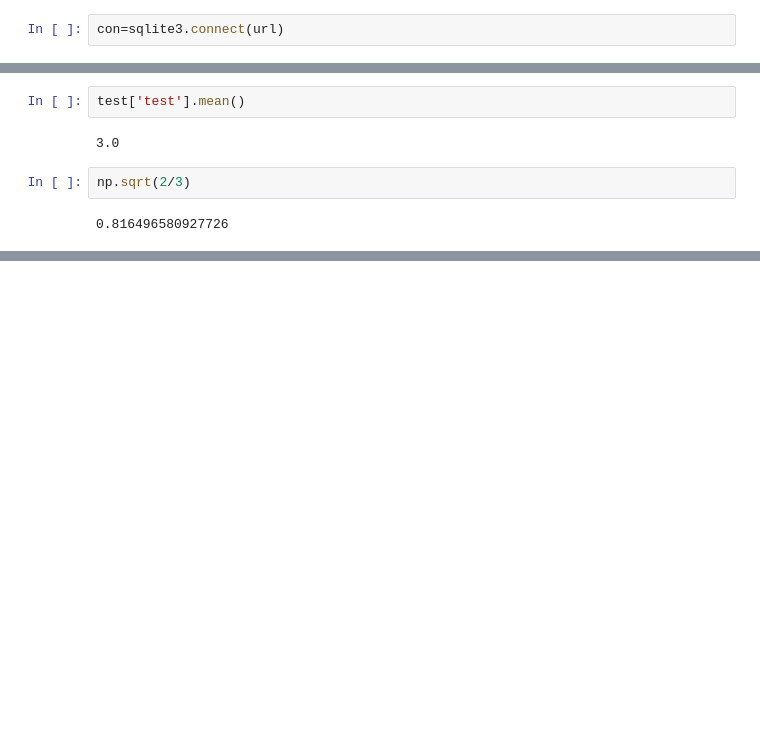
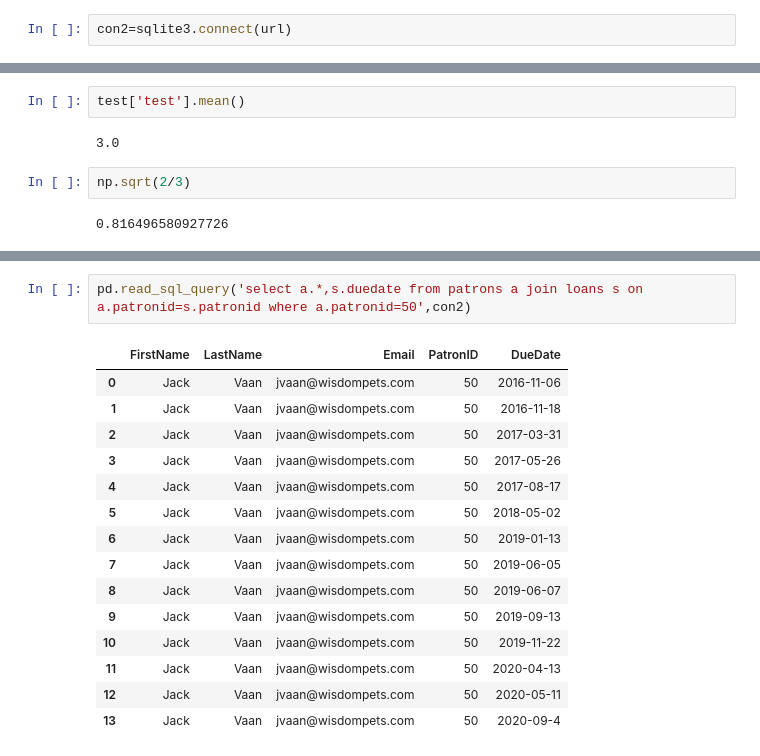
Before and after one commit to julia-claira/Show_Dashboard, a Jupyter notebook: Untitled.ipynb, the cells around one changed output, grey strips where cells are left out. Cells and saved outputs as stored; diff of their text form; blank space fills up the shorter version.

```diff
--- a/Untitled.ipynb
+++ b/Untitled.ipynb
@@ -5,4 +5,4 @@ import numpy as np
 # %%
 url="../../exercises/Ex_Files_SQL_Code_Challenges/Exercise Files/Ch01/restaurant.db"
 # %%
-con=sqlite3.connect(url)
+con2=sqlite3.connect(url)
@@ -282,0 +378,18 @@ np.sqrt(2/3)
+# %%
+pd.read_sql_query('select a.*,s.duedate from patrons a join loans s on a.patronid=s.patronid where a.patronid=50',con2)
+# %% [output]
+|  | FirstName | LastName | Email | PatronID | DueDate |
+| 0 | Jack | Vaan | jvaan@wisdompets.com | 50 | 2016-11-06 |
+| 1 | Jack | Vaan | jvaan@wisdompets.com | 50 | 2016-11-18 |
+| 2 | Jack | Vaan | jvaan@wisdompets.com | 50 | 2017-03-31 |
+| 3 | Jack | Vaan | jvaan@wisdompets.com | 50 | 2017-05-26 |
+| 4 | Jack | Vaan | jvaan@wisdompets.com | 50 | 2017-08-17 |
+| 5 | Jack | Vaan | jvaan@wisdompets.com | 50 | 2018-05-02 |
+| 6 | Jack | Vaan | jvaan@wisdompets.com | 50 | 2019-01-13 |
+| 7 | Jack | Vaan | jvaan@wisdompets.com | 50 | 2019-06-05 |
+| 8 | Jack | Vaan | jvaan@wisdompets.com | 50 | 2019-06-07 |
+| 9 | Jack | Vaan | jvaan@wisdompets.com | 50 | 2019-09-13 |
+| 10 | Jack | Vaan | jvaan@wisdompets.com | 50 | 2019-11-22 |
+| 11 | Jack | Vaan | jvaan@wisdompets.com | 50 | 2020-04-13 |
+| 12 | Jack | Vaan | jvaan@wisdompets.com | 50 | 2020-05-11 |
+| 13 | Jack | Vaan | jvaan@wisdompets.com | 50 | 2020-09-4 |
```
Also changed, not shown: parts of 14 cells of this notebook, 2 other files.
